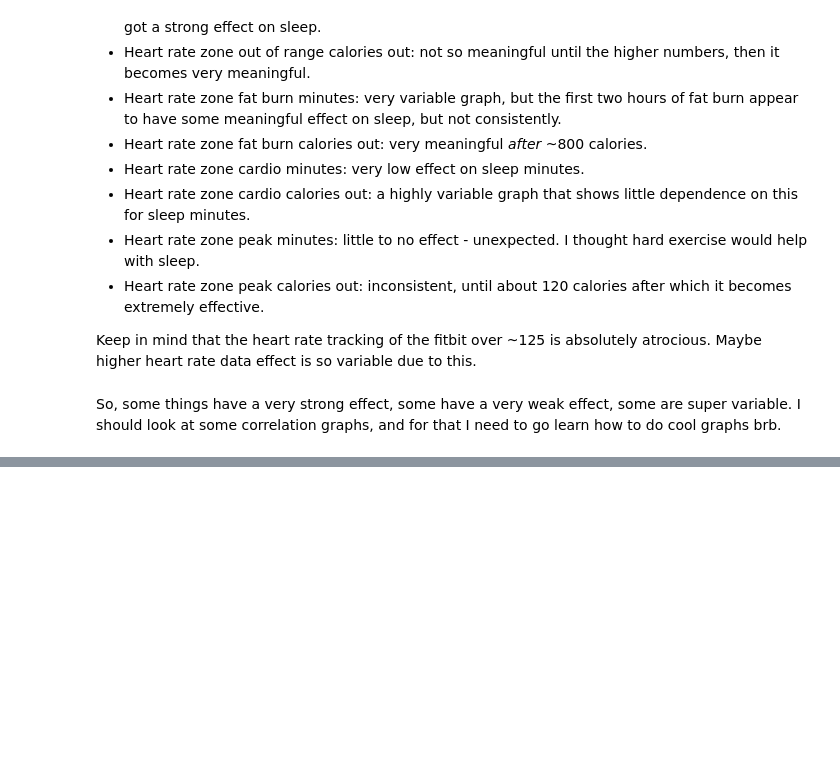
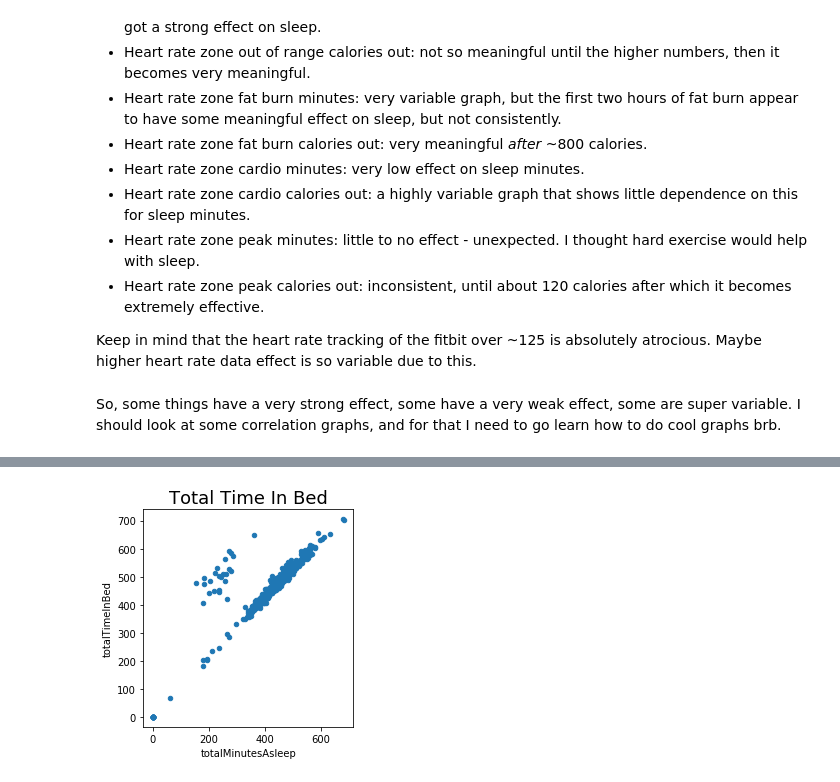
Before and after one commit to chorhatarahuduketuri/fitbitDataAnalyser, a Jupyter notebook: code/analyseFitbitDataV1.ipynb, the cells around one changed output, grey strips where cells are left out. Drawn from its saved outputs; the diff is of its cells as text; code cells hidden in the pictures; blank space fills up the shorter version.

```diff
--- a/code/analyseFitbitDataV1.ipynb
+++ b/code/analyseFitbitDataV1.ipynb
@@ -142,0 +335,9 @@ So, some things have a very strong effect, some have a very weak effect, some ar
+# %%
+# totalMinutesAsleep vs heartRateZone/Peak/Cardio/CaloriesOut/Minutes
+# and totalMinutesAsleep vs heartRateZoneOutOfRangeMinutes
+fig = fitbit_v1_data.plot.scatter(x='totalMinutesAsleep',
+                            y='totalTimeInBed')
+fig.set_title('Total Time In Bed', fontsize=18)
+fig.set_aspect(1)
+# %% [output]
+[figure, added]
```
Also changed, not shown: parts of 26 cells of this notebook.
